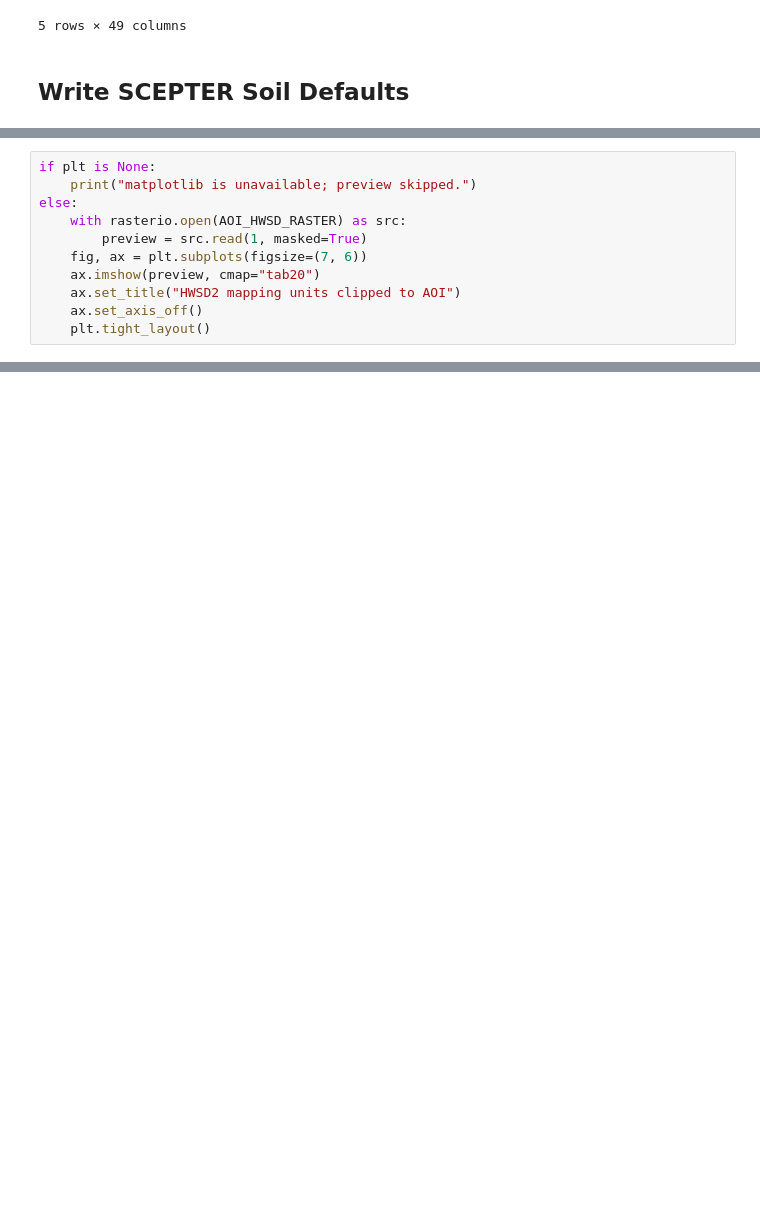
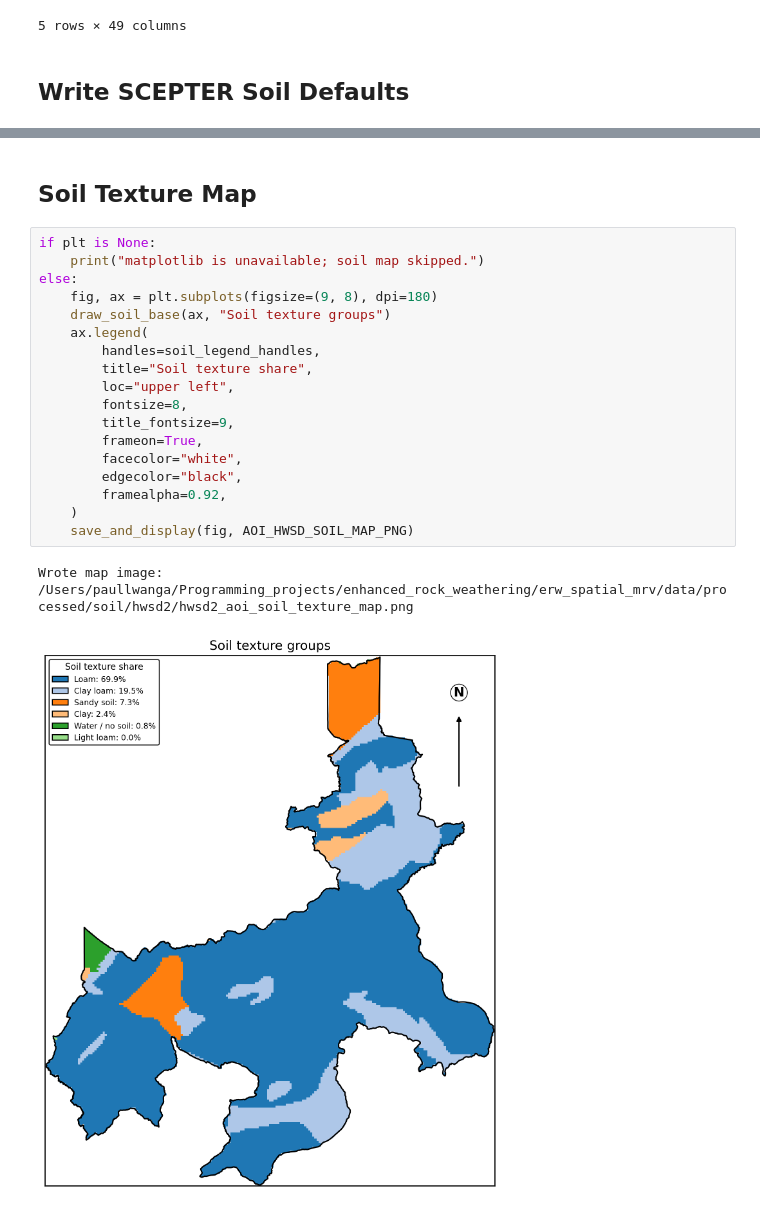
Before and after one commit to Paul-GL721/enhanced_rock_weathering, a Jupyter notebook: erw_spatial_mrv/notebooks/03b_prepare_hwsd_soil_inputs.ipynb, the cells around one changed output, grey strips where cells are left out. Drawn from its saved outputs; the diff is of its cells as text; blank space fills up the shorter version.

```diff
--- a/erw_spatial_mrv/notebooks/03b_prepare_hwsd_soil_inputs.ipynb
+++ b/erw_spatial_mrv/notebooks/03b_prepare_hwsd_soil_inputs.ipynb
@@ -616,11 +629,0 @@ Wrote SCEPTER soil defaults: /content/drive/MyDrive/erw_spatial_mrv/data/process
-# %%
-if plt is None:
-    print("matplotlib is unavailable; preview skipped.")
-else:
-    with rasterio.open(AOI_HWSD_RASTER) as src:
-        preview = src.read(1, masked=True)
-    fig, ax = plt.subplots(figsize=(7, 6))
-    ax.imshow(preview, cmap="tab20")
-    ax.set_title("HWSD2 mapping units clipped to AOI")
-    ax.set_axis_off()
-    plt.tight_layout()
@@ -628,0 +775,23 @@ else:
+# %% [markdown]
+## Soil Texture Map
+# %%
+if plt is None:
+    print("matplotlib is unavailable; soil map skipped.")
+else:
+    fig, ax = plt.subplots(figsize=(9, 8), dpi=180)
+    draw_soil_base(ax, "Soil texture groups")
+    ax.legend(
+        handles=soil_legend_handles,
+        title="Soil texture share",
+        loc="upper left",
+        fontsize=8,
+        title_fontsize=9,
+        frameon=True,
+        facecolor="white",
+        edgecolor="black",
+        framealpha=0.92,
+    )
+    save_and_display(fig, AOI_HWSD_SOIL_MAP_PNG)
+# %% [output]
+Wrote map image: /Users/paullwanga/Programming_projects/enhanced_rock_weathering/erw_spatial_mrv/data/processed/soil/hwsd2/hwsd2_aoi_soil_texture_map.png
+[figure, added]
```
Also changed, not shown: parts of 19 cells of this notebook.
